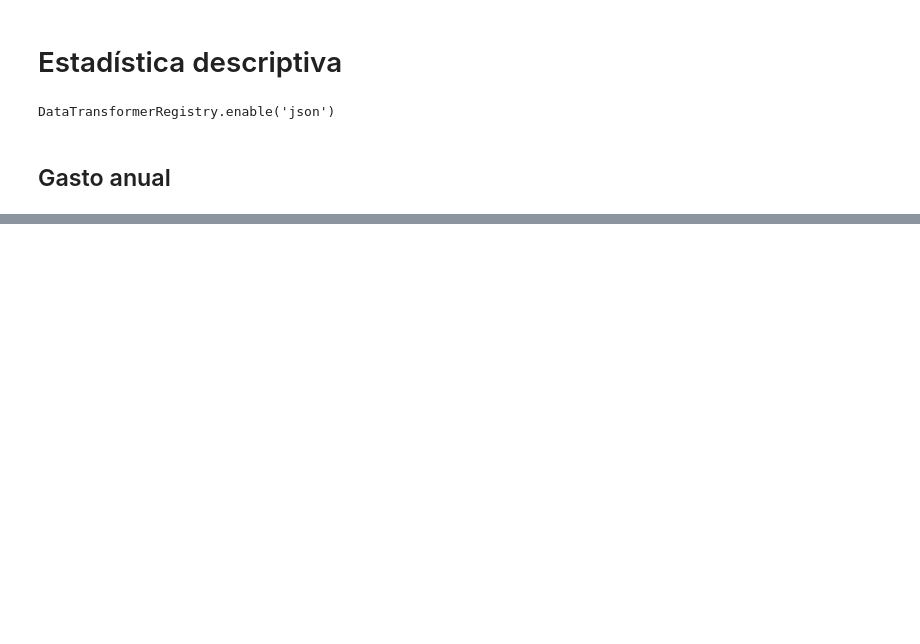
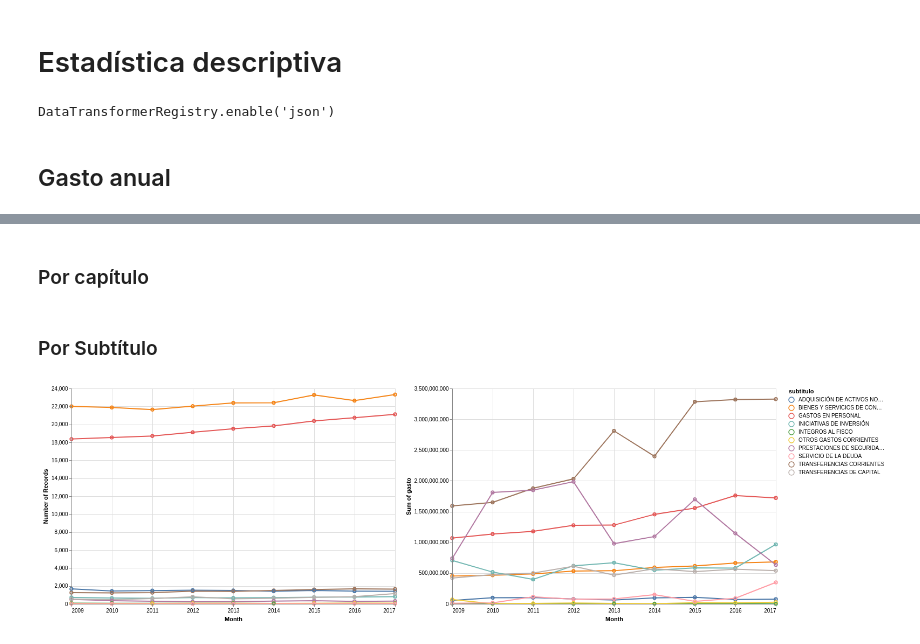
Before and after one commit to aoguedao/Dathaton-Gasto-Fiscal-Viz, a Jupyter notebook: GastoNetoMensualizado.ipynb, the cells around one changed output, grey strips where cells are left out. Cells and saved outputs as stored; diff of their text form; code cells hidden in the pictures; blank space fills up the shorter version.

```diff
--- a/GastoNetoMensualizado.ipynb
+++ b/GastoNetoMensualizado.ipynb
@@ -192,0 +197,2 @@ pub_spend_annual['year_month'] = pd.to_datetime(pub_spend_annual[['periodo', 'nm
+# %% [markdown]
+### Por capítulo
@@ -192,0 +201,6 @@ pub_spend_annual['year_month'] = pd.to_datetime(pub_spend_annual[['periodo', 'nm
+# %% [markdown]
+### Por Subtítulo
+# %%
+aux_line.encode(color='subtitulo') + aux_line.mark_point().encode(color='subtitulo') | aux_line.encode(y='sum(gasto):Q', color='subtitulo') + aux_line.mark_point().encode(y='sum(gasto):Q', color='subtitulo')
+# %% [output]
+[figure, added]
```
Also changed, not shown: parts of 45 cells of this notebook, 1 other file.
